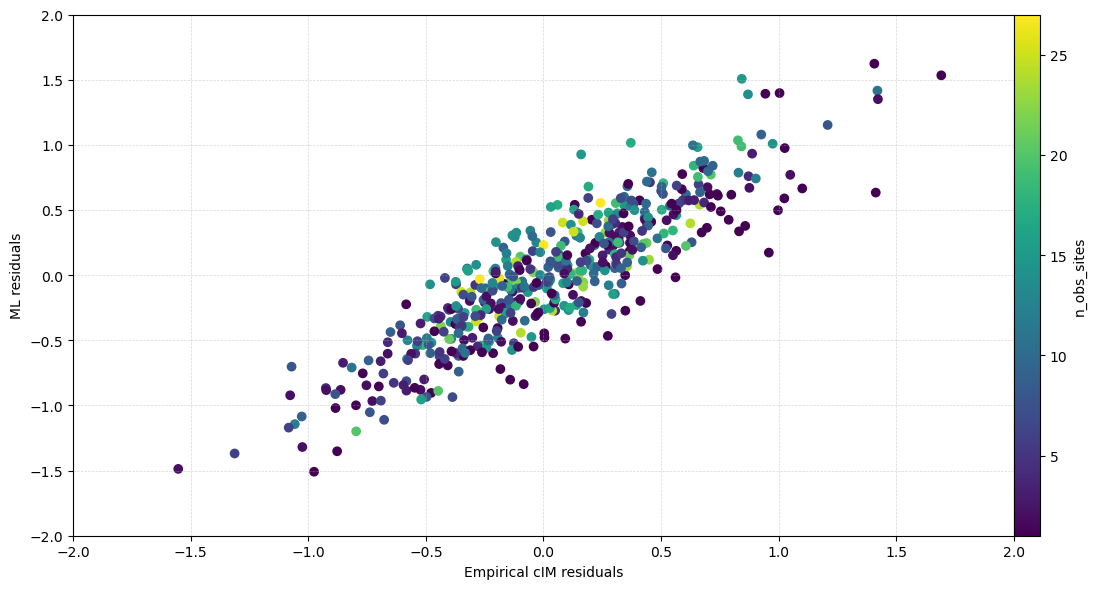
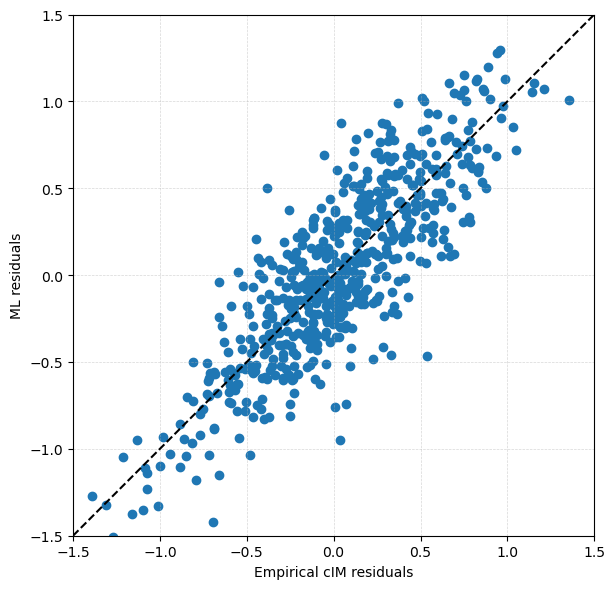
Unified diff of the notebook cell whose output changed from the first chart to the second:
--- before
+++ after
@@ -5,13 +5,18 @@
 fig, ax = plt.subplots(figsize=(12, 6))
 
-cm = ax.scatter(emp_cIM_obs_residuals[cur_im], ml_obs_residuals[cur_im], alpha=1.0, c=sc_sum_df[c_key], cmap="viridis")
+cm = ax.scatter(emp_cIM_obs_residuals[cur_im], ml_obs_residuals[cur_im], alpha=1.0)#, c=sc_sum_df[c_key], cmap="viridis")
 
 ax.set_xlabel("Empirical cIM residuals")
 ax.set_ylabel("ML residuals")
 ax.grid(linewidth=0.5, alpha=0.5, linestyle="--")
-ax.set_xlim(-2, 2)
-ax.set_ylim(-2, 2)
+ax.set_xlim(-1.5, 1.5)
+ax.set_ylim(-1.5, 1.5)
 
-fig.colorbar(cm, pad=0, label=c_key)
+# Add one to one line
+ax.plot([-1.5, 1.5], [-1.5, 1.5], c="k", linestyle="--")
+
+# fig.colorbar(cm, pad=0, label=c_key)
+
+ax.set_aspect('equal')
 
 fig.tight_layout()

Commit: Added support for using max-distance observation  site selection for cIM. Not using it though, as cIM needs to estimate \delta B_e.